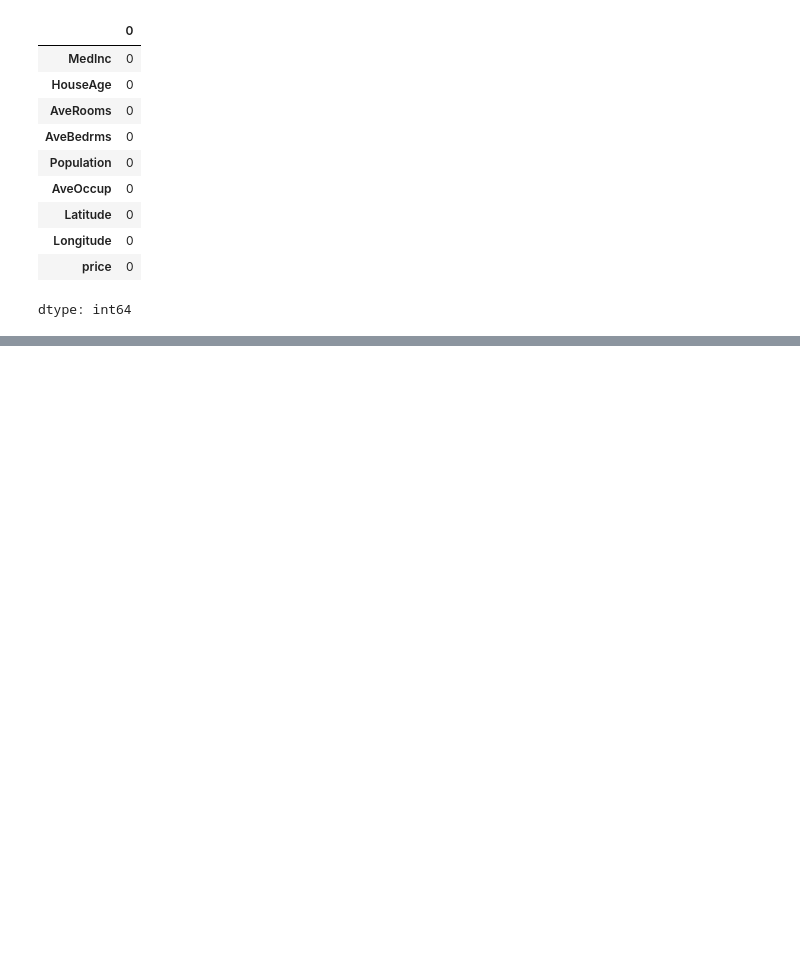
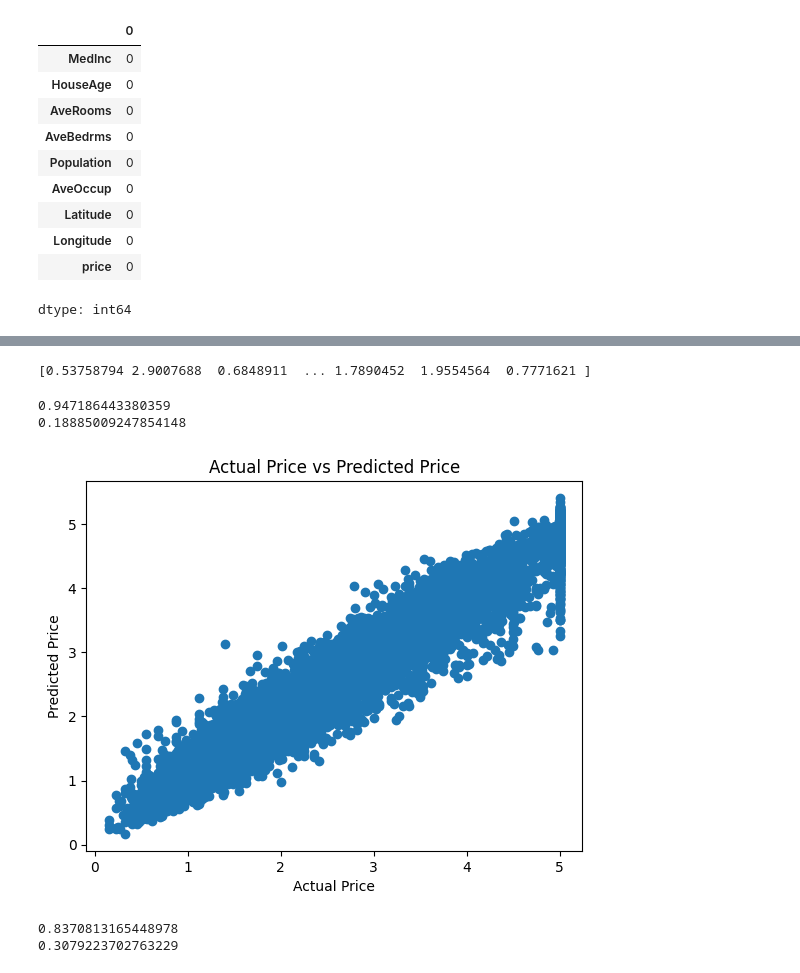
Before and after one commit to ashuwebdevloper/BAsicProjects, a Jupyter notebook: Basic ML.ipynb, the cells around one changed output, grey strips where cells are left out. Drawn from its saved outputs; the diff is of its cells as text; code cells hidden in the pictures; blank space fills up the shorter version.

```diff
--- a/Basic ML.ipynb
+++ b/Basic ML.ipynb
@@ -90,0 +122,2 @@ house_price_dataframe.describe()
+# %%
+X_train,X_test,Y_train,Y_test = train_test_split(X,Y,test_size = 0.2, random_state = 2)
@@ -90,0 +128,5 @@ house_price_dataframe.describe()
+# %%
+model = XGBRegressor()
+# %%
+# training with xtrain
+model.fit(X_train,Y_train)
@@ -90,0 +145,7 @@ house_price_dataframe.describe()
+# %%
+# Evaluvation
+training_data_prediction = model.predict(X_train)
+# %%
+print(training_data_prediction)
+# %% [output]
+[0.53758794 2.9007688  0.6848911  ... 1.7890452  1.9554564  0.7771621 ]
@@ -90,0 +156,28 @@ house_price_dataframe.describe()
+# %%
+print(score_1)
+print(score_2)
+# %% [output]
+0.947186443380359
+0.18885009247854148
+# %%
+# visualise actual vs prediction price
+plt.scatter(Y_train,training_data_prediction)
+plt.xlabel("Actual Price")
+plt.ylabel("Predicted Price")
+plt.title("Actual Price vs Predicted Price")
+plt.show()
+# %% [output]
+[figure, added]
+# %%
+# prediction on test data also
+test_data_prediction = model.predict(X_test)
+
+# R squared error
+score_1 = metrics.r2_score(Y_test,test_data_prediction)
+score_2 = metrics.mean_absolute_error(Y_test,test_data_prediction)
+
+print(score_1)
+print(score_2)
+# %% [output]
+0.8370813165448978
+0.3079223702763229
```
Also changed, not shown: parts of 8 cells of this notebook.
